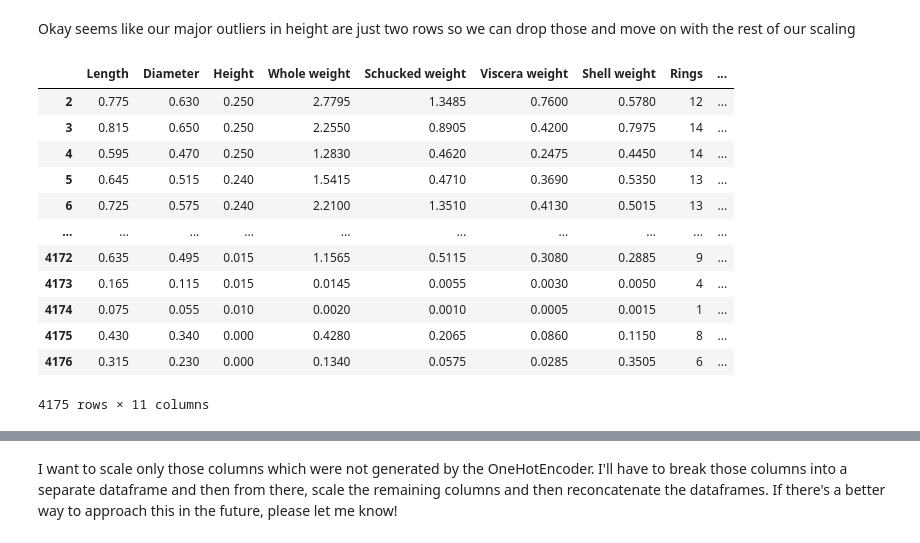
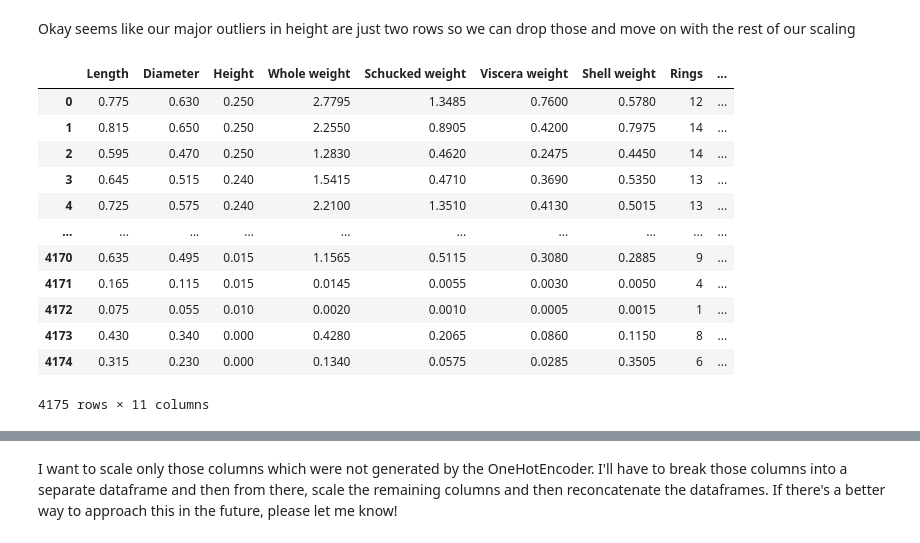
Before and after one commit to JakeTaka/abalone_age, a Jupyter notebook: Classification.ipynb, the cells around one changed output, grey strips where cells are left out. Saved outputs shown, nothing was run; the diff lists cells and outputs as text; code cells hidden in the pictures.

```diff
--- a/Classification.ipynb
+++ b/Classification.ipynb
@@ -94,21 +94,21 @@ df_sorted.head(10)
 # %% [markdown]
 Okay seems like our major outliers in height are just two rows so we can drop those and move on with the rest of our scaling
 # %%
-df = df_sorted.loc[2:]
+df = df_sorted.loc[2:].reset_index(drop=True)
 df
 # %% [output]
 |  | Length | Diameter | Height | Whole weight | Schucked weight | Viscera weight | Shell weight | Rings | ... |
-| 2 | 0.775 | 0.630 | 0.250 | 2.7795 | 1.3485 | 0.7600 | 0.5780 | 12 | ... |
-| 3 | 0.815 | 0.650 | 0.250 | 2.2550 | 0.8905 | 0.4200 | 0.7975 | 14 | ... |
-| 4 | 0.595 | 0.470 | 0.250 | 1.2830 | 0.4620 | 0.2475 | 0.4450 | 14 | ... |
-| 5 | 0.645 | 0.515 | 0.240 | 1.5415 | 0.4710 | 0.3690 | 0.5350 | 13 | ... |
-| 6 | 0.725 | 0.575 | 0.240 | 2.2100 | 1.3510 | 0.4130 | 0.5015 | 13 | ... |
+| 0 | 0.775 | 0.630 | 0.250 | 2.7795 | 1.3485 | 0.7600 | 0.5780 | 12 | ... |
+| 1 | 0.815 | 0.650 | 0.250 | 2.2550 | 0.8905 | 0.4200 | 0.7975 | 14 | ... |
+| 2 | 0.595 | 0.470 | 0.250 | 1.2830 | 0.4620 | 0.2475 | 0.4450 | 14 | ... |
+| 3 | 0.645 | 0.515 | 0.240 | 1.5415 | 0.4710 | 0.3690 | 0.5350 | 13 | ... |
+| 4 | 0.725 | 0.575 | 0.240 | 2.2100 | 1.3510 | 0.4130 | 0.5015 | 13 | ... |
 | ... | ... | ... | ... | ... | ... | ... | ... | ... | ... |
-| 4172 | 0.635 | 0.495 | 0.015 | 1.1565 | 0.5115 | 0.3080 | 0.2885 | 9 | ... |
-| 4173 | 0.165 | 0.115 | 0.015 | 0.0145 | 0.0055 | 0.0030 | 0.0050 | 4 | ... |
-| 4174 | 0.075 | 0.055 | 0.010 | 0.0020 | 0.0010 | 0.0005 | 0.0015 | 1 | ... |
-| 4175 | 0.430 | 0.340 | 0.000 | 0.4280 | 0.2065 | 0.0860 | 0.1150 | 8 | ... |
-| 4176 | 0.315 | 0.230 | 0.000 | 0.1340 | 0.0575 | 0.0285 | 0.3505 | 6 | ... |
+| 4170 | 0.635 | 0.495 | 0.015 | 1.1565 | 0.5115 | 0.3080 | 0.2885 | 9 | ... |
+| 4171 | 0.165 | 0.115 | 0.015 | 0.0145 | 0.0055 | 0.0030 | 0.0050 | 4 | ... |
+| 4172 | 0.075 | 0.055 | 0.010 | 0.0020 | 0.0010 | 0.0005 | 0.0015 | 1 | ... |
+| 4173 | 0.430 | 0.340 | 0.000 | 0.4280 | 0.2065 | 0.0860 | 0.1150 | 8 | ... |
+| 4174 | 0.315 | 0.230 | 0.000 | 0.1340 | 0.0575 | 0.0285 | 0.3505 | 6 | ... |
 4175 rows × 11 columns
 # %%
 sex_cols = ["Sex_F","Sex_I","Sex_M"]
```
Also changed, not shown: parts of 19 cells of this notebook.
